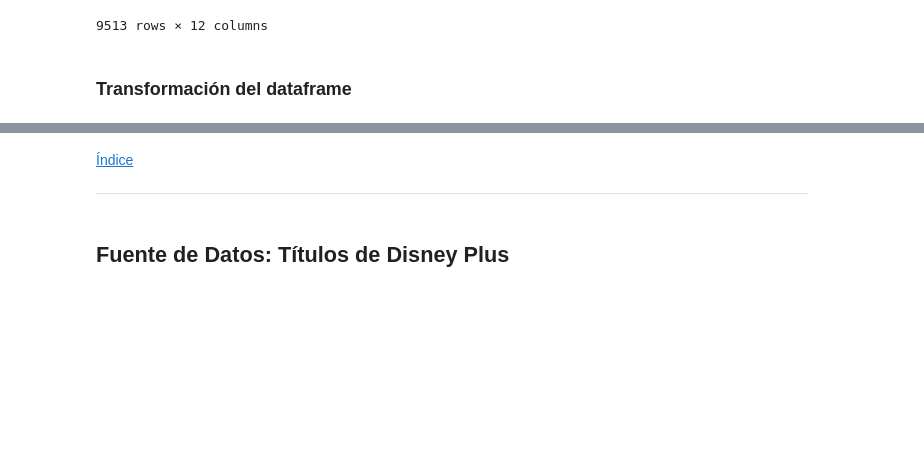
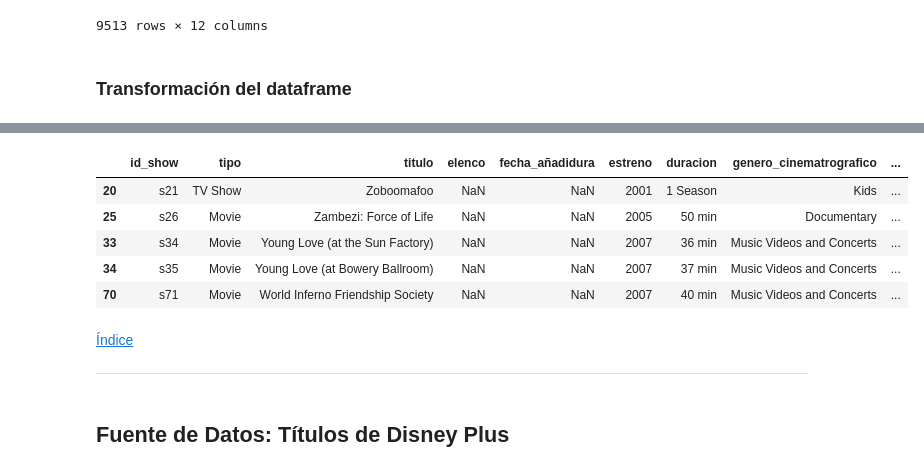
Before and after one commit to JoseSalas98/streaming_catalog_api, a Jupyter notebook: notebooks/eda.ipynb, the cells around one changed output, grey strips where cells are left out. Drawn from its saved outputs; the diff is of its cells as text; code cells hidden in the pictures; blank space fills up the shorter version.

```diff
--- a/notebooks/eda.ipynb
+++ b/notebooks/eda.ipynb
@@ -379,0 +430,4 @@ amz_edit_df = amz_df[columns]
+# %%
+#Dar de baja lógica a los datos nulos
+amz_edit_df["estatus"] = 1
+amz_edit_df["estatus"].loc[amz_df["cast"].isnull()] = 0
@@ -380,3 +444,12 @@ amz_edit_df = amz_df[columns]
+# %%
+amz_edit_df.loc[amz_df["cast"].isnull()].head()
+# %% [output]
+|  | id_show | tipo | titulo | elenco | fecha_añadidura | estreno | duracion | genero_cinematrografico | ... |
+| 20 | s21 | TV Show | Zoboomafoo | NaN | NaN | 2001 | 1 Season | Kids | ... |
+| 25 | s26 | Movie | Zambezi: Force of Life | NaN | NaN | 2005 | 50 min | Documentary | ... |
+| 33 | s34 | Movie | Young Love (at the Sun Factory) | NaN | NaN | 2007 | 36 min | Music Videos and Concerts | ... |
+| 34 | s35 | Movie | Young Love (at Bowery Ballroom) | NaN | NaN | 2007 | 37 min | Music Videos and Concerts | ... |
+| 70 | s71 | Movie | World Inferno Friendship Society | NaN | NaN | 2007 | 40 min | Music Videos and Concerts | ... |
 # %% [markdown]
 [ Índice </p> ](#id0)
 
```
Also changed, not shown: parts of 9 cells of this notebook.
